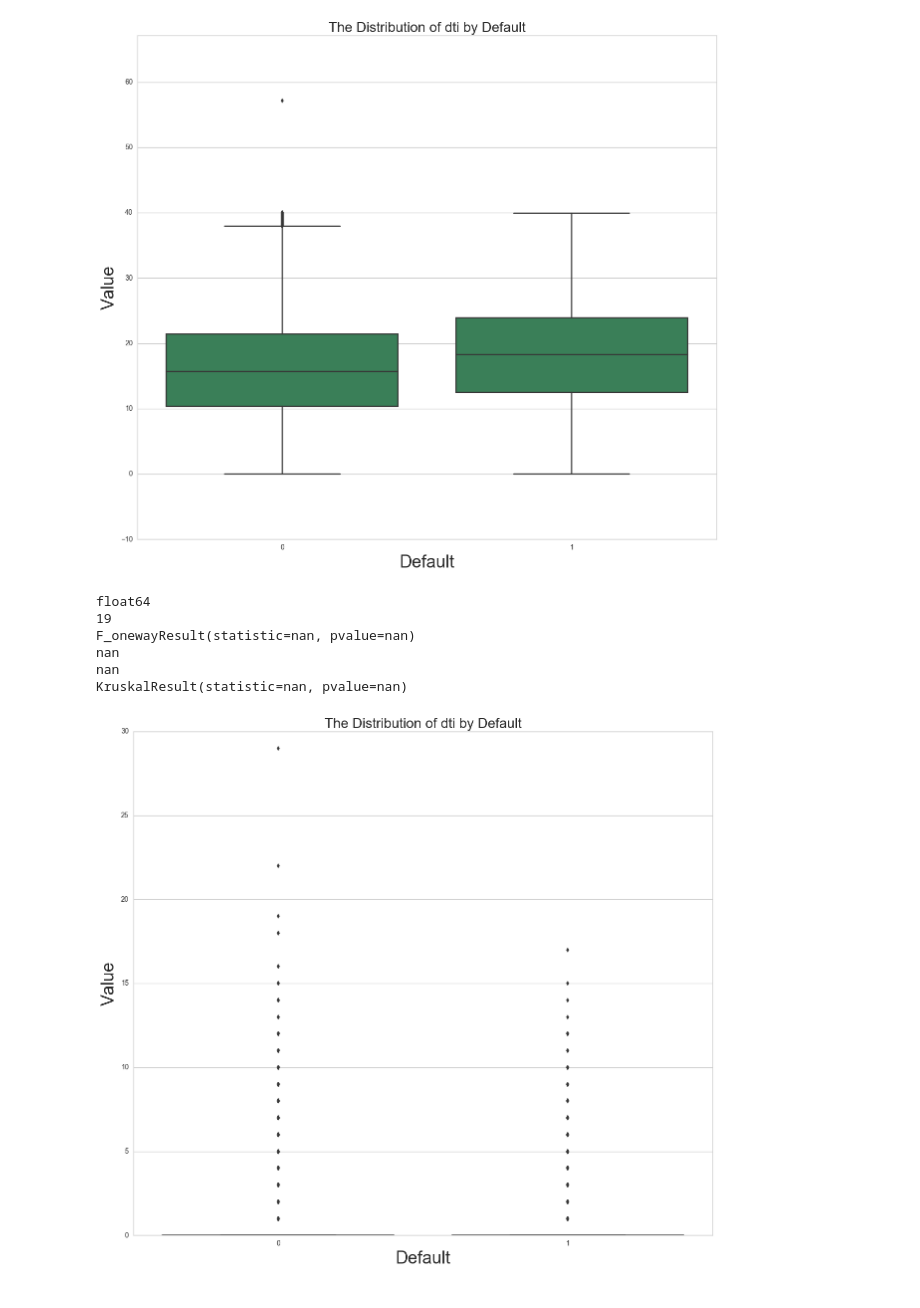
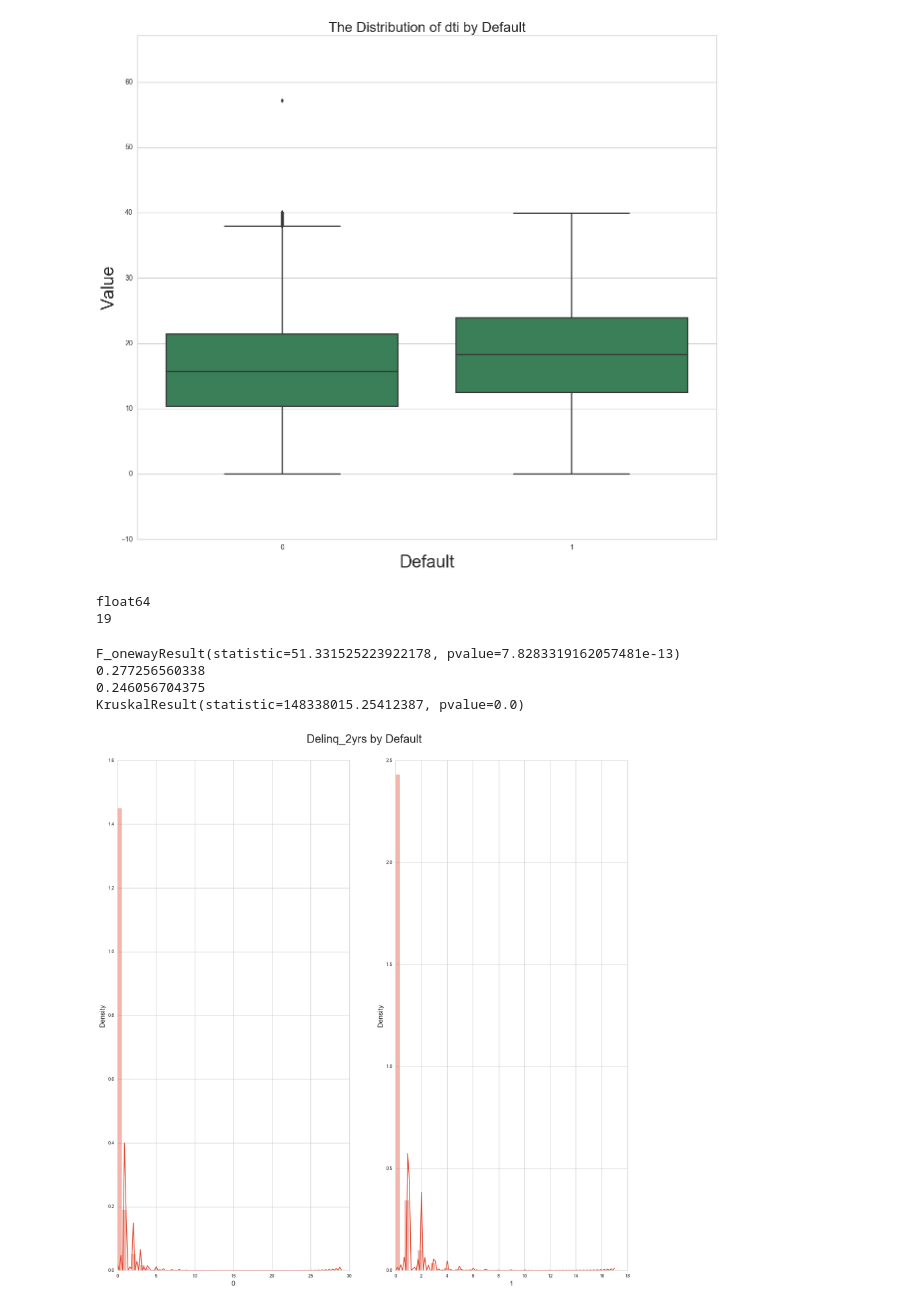
Before and after one commit to lwkuant/Side_project_Lending_club, a Jupyter notebook: Lending_club.ipynb, the cells around one changed output. Cells and saved outputs as stored; diff of their text form; code cells hidden in the pictures.

```diff
--- a/Lending_club.ipynb
+++ b/Lending_club.ipynb
@@ -1018,36 +1018,41 @@ F_onewayResult(statistic=2461.6205643872322, pvalue=0.0)
 KruskalResult(statistic=59824319.443403721, pvalue=0.0)
 [figure]
 # %%
+### delinq_2yrs by Default
+
 print(loan_train['delinq_2yrs'].dtype)
-print(np.sum(loan_train['delinq_2yrs'].isnull()))
+print(np.sum(loan_train['delinq_2yrs'].isnull())) # 19 NAs
+
+loan_train = loan_train.ix[~loan_train['delinq_2yrs'].isnull(), :]
+loan_train.index = list(range(len(loan_train)))
 
 # visualization: the distribution of dti by Default
-fig, axes = plt.subplots(figsize=[15, 15])
-sns.set_style("whitegrid")
-sns.boxplot(x='Default', y='delinq_2yrs', data=loan_train, orient="v", color='#2E8B57')
-axes.set_xlabel('Default', fontsize=25)
-axes.set_ylabel('Value', fontsize=25)
-#axes.set_ylim([loan_train['delinq_2yrs'].min()-10, loan_train['delinq_2yrs'].max()+10])
-axes.set_title('The Distribution of dti by Default', fontsize=20, loc='center')
-plt.subplots_adjust(top=0.8)
+fig = plt.figure(figsize=[20, 20])
+plt.suptitle('Delinq_2yrs by Default', fontsize=25, y=0.94)
+for (i, default) in enumerate(list(np.unique(loan_train['Default'])), start=1):
+    axes = fig.add_subplot(1, 2, i)
+    axes.tick_params(labelsize=10)
+    sns.distplot(loan_train['delinq_2yrs'][loan_train['Default'] == default].values)
+    axes.set_xlabel(default, fontsize=15)
+    axes.set_ylabel('Density', fontsize=15)
 #fig.tight_layout()
-#plt.savefig('dti_distribution_by_default.png', dpi=300)
+#plt.savefig('delinq_2yrs_distribution_by_default.png', dpi=300)
 
 # statistical test: ANOVA
 ind = loan_train['Default'] == 1
 from scipy.stats import f_oneway
 print(f_oneway(*[loan_train['delinq_2yrs'][ind].values, loan_train['delinq_2yrs'][~ind].values]))
 print(loan_train['delinq_2yrs'][ind].values.mean())
 print(loan_train['delinq_2yrs'][~ind].values.mean())
 # significant
 
 from scipy.stats import kruskal
 print(kruskal(loan_train['delinq_2yrs'][ind].values, loan_train['delinq_2yrs'][~ind].values)) # significant
 # %% [output]
 float64
 19
-F_onewayResult(statistic=nan, pvalue=nan)
-nan
-nan
-KruskalResult(statistic=nan, pvalue=nan)
+F_onewayResult(statistic=51.331525223922178, pvalue=7.8283319162057481e-13)
+0.277256560338
+0.246056704375
+KruskalResult(statistic=148338015.25412387, pvalue=0.0)
-[figure, old version]
+[figure, new version]
```
Also changed, not shown: parts of 16 cells of this notebook.
